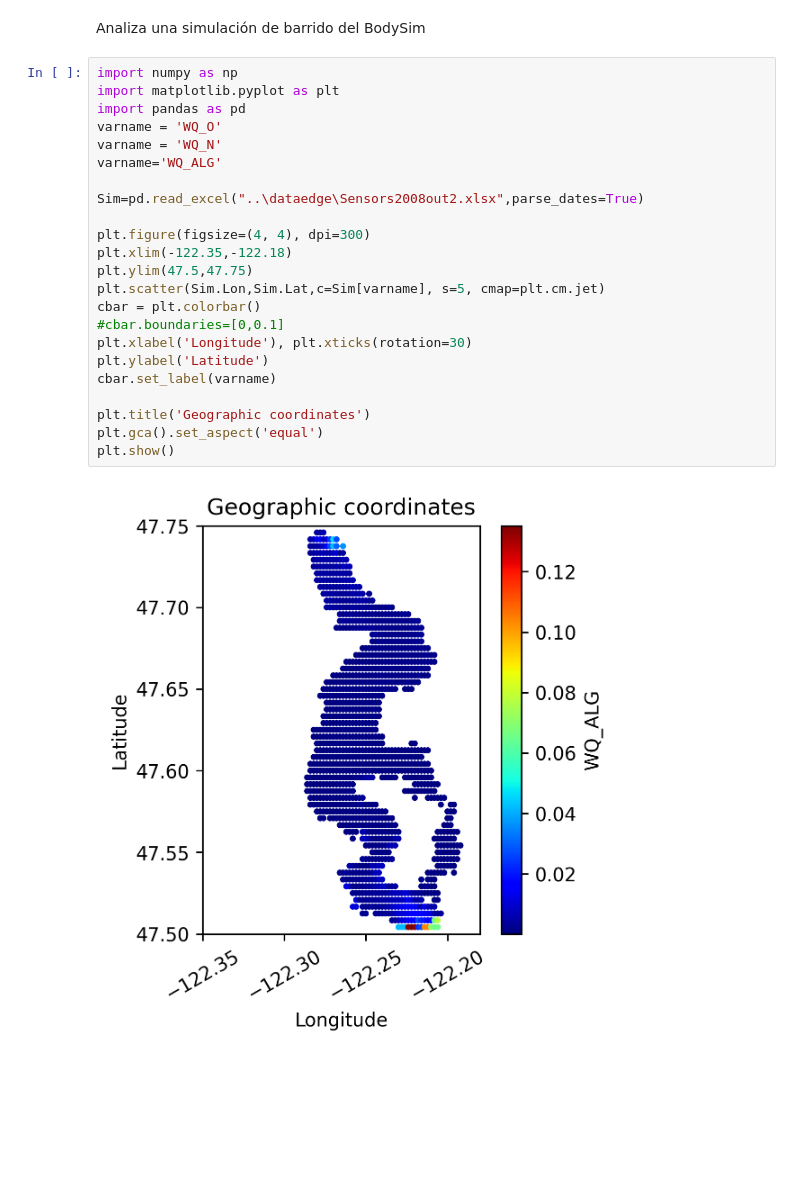
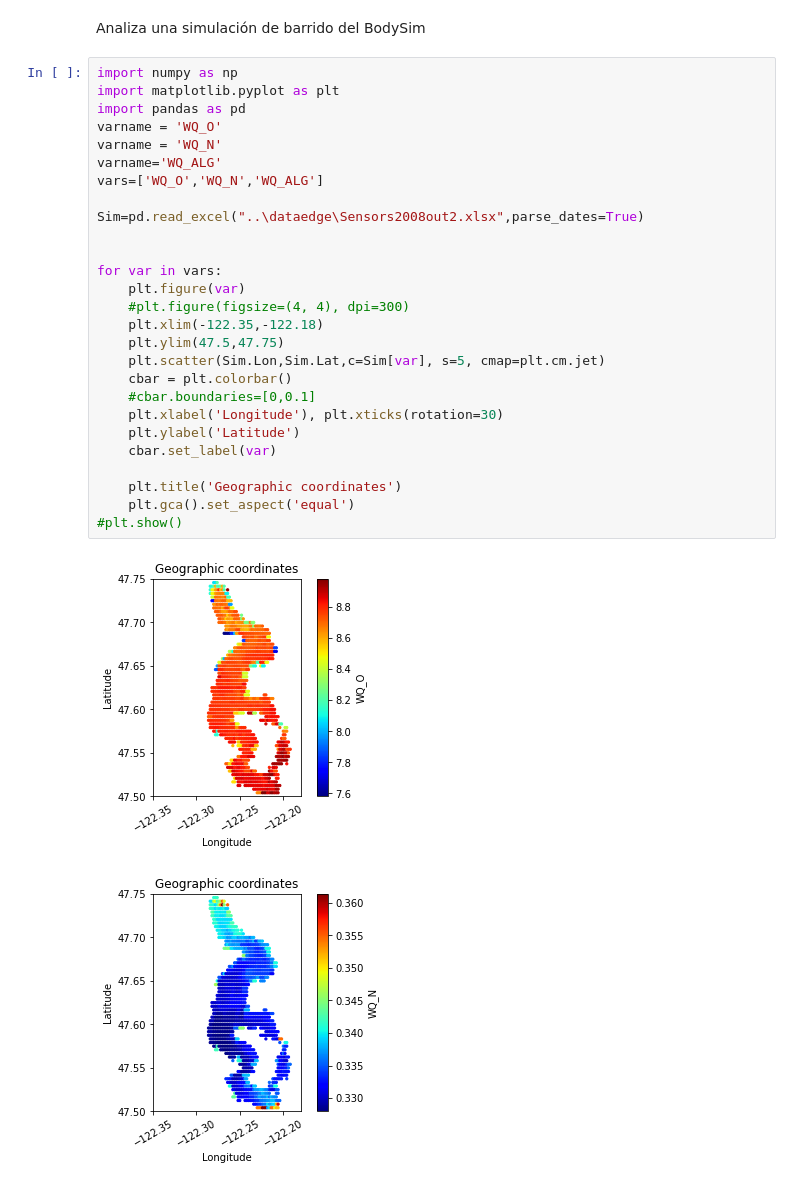
Before and after one commit to iscar-ucm/devs-bloom-public, a Jupyter notebook: reports/Segundo_AnalizaSweep.ipynb, the cells around one changed output. Saved outputs shown, nothing was run; the diff lists cells and outputs as text; blank space fills up the shorter version.

```diff
--- a/reports/Segundo_AnalizaSweep.ipynb
+++ b/reports/Segundo_AnalizaSweep.ipynb
@@ -3,25 +3,30 @@ Analiza una simulación de barrido del BodySim
 # %%
 import numpy as np
 import matplotlib.pyplot as plt
 import pandas as pd
 varname = 'WQ_O'
 varname = 'WQ_N'
 varname='WQ_ALG'
+vars=['WQ_O','WQ_N','WQ_ALG']
 
 Sim=pd.read_excel("..\dataedge\Sensors2008out2.xlsx",parse_dates=True)
 
-plt.figure(figsize=(4, 4), dpi=300)
-plt.xlim(-122.35,-122.18)
-plt.ylim(47.5,47.75)
-plt.scatter(Sim.Lon,Sim.Lat,c=Sim[varname], s=5, cmap=plt.cm.jet)
-cbar = plt.colorbar()
-#cbar.boundaries=[0,0.1]
-plt.xlabel('Longitude'), plt.xticks(rotation=30)
-plt.ylabel('Latitude')
-cbar.set_label(varname)
 
-plt.title('Geographic coordinates')
-plt.gca().set_aspect('equal')
-plt.show()
+for var in vars:
+    plt.figure(var)
+    #plt.figure(figsize=(4, 4), dpi=300)
+    plt.xlim(-122.35,-122.18)
+    plt.ylim(47.5,47.75)
+    plt.scatter(Sim.Lon,Sim.Lat,c=Sim[var], s=5, cmap=plt.cm.jet)
+    cbar = plt.colorbar()
+    #cbar.boundaries=[0,0.1]
+    plt.xlabel('Longitude'), plt.xticks(rotation=30)
+    plt.ylabel('Latitude')
+    cbar.set_label(var)
+
+    plt.title('Geographic coordinates')
+    plt.gca().set_aspect('equal')
+#plt.show()
 # %% [output]
-[figure, old version]
+[figure, new version]
+[figure, added]
```
Also changed, not shown: parts of 1 cell of this notebook, 2 other files.
